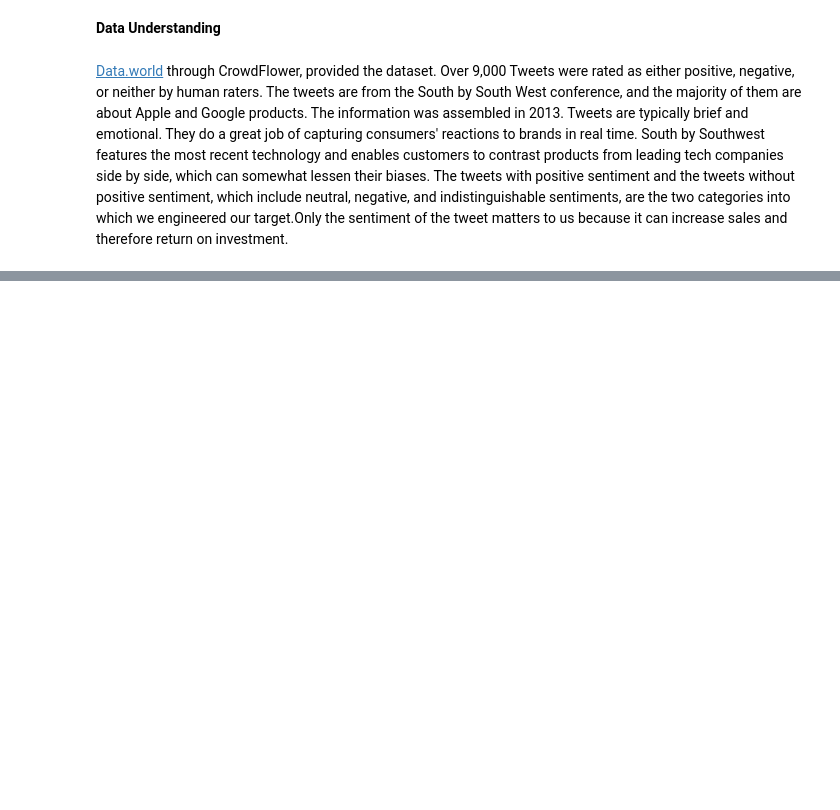
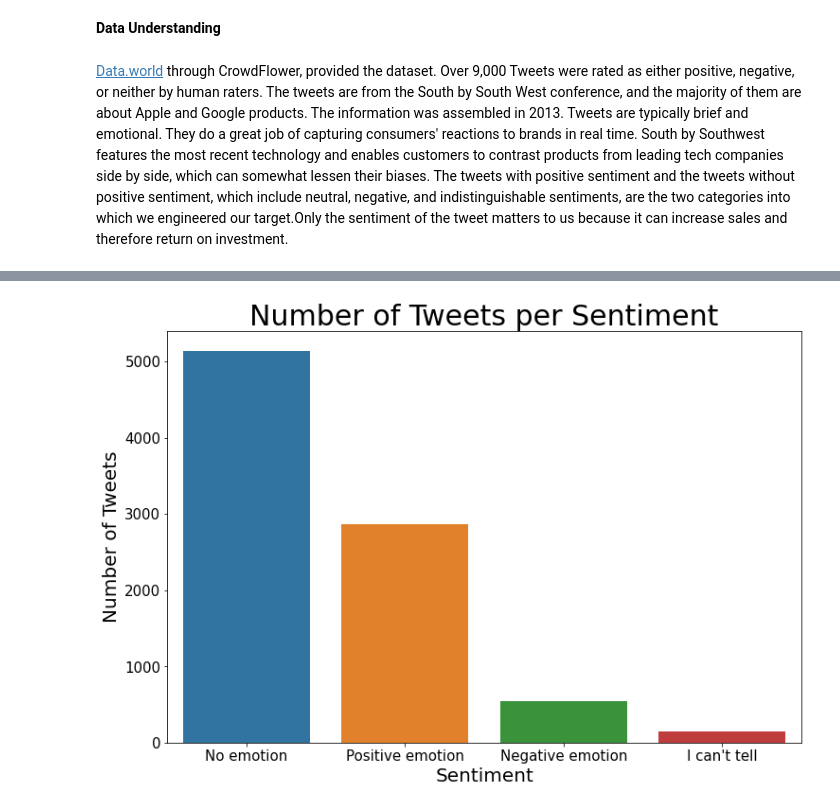
Before and after one commit to danieloselu3/Twitter-Sentiment-Analysis, a Jupyter notebook: Tweets_sentiment_analysis.ipynb, the cells around one changed output, grey strips where cells are left out. Saved outputs shown, nothing was run; the diff lists cells and outputs as text; code cells hidden in the pictures; blank space fills up the shorter version.

```diff
--- a/Tweets_sentiment_analysis.ipynb
+++ b/Tweets_sentiment_analysis.ipynb
@@ -33,0 +309,5 @@ from sklearn.preprocessing import StandardScaler
+# %%
+# Count plot for sentiment
+countplot(data, "Sentiment")
+# %% [output]
+[figure, added]
```
Also changed, not shown: parts of 71 cells of this notebook.
